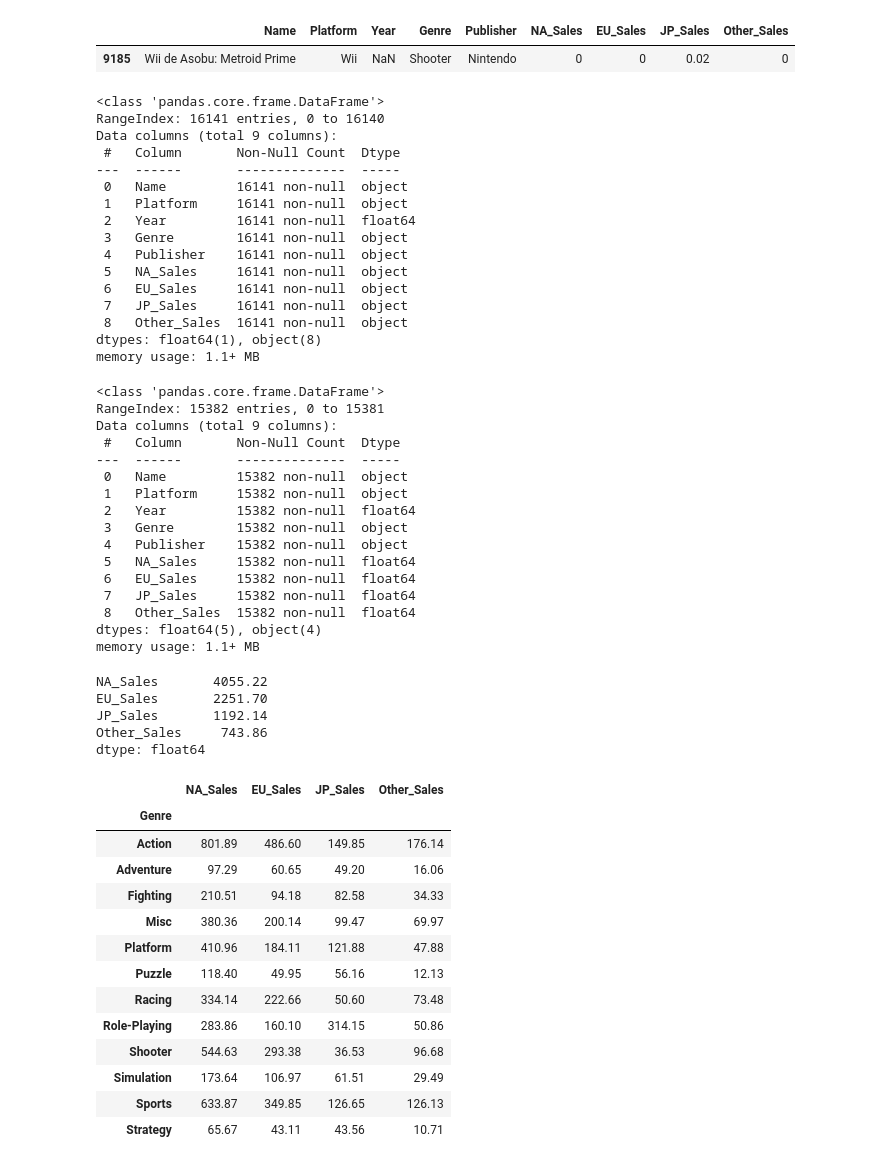
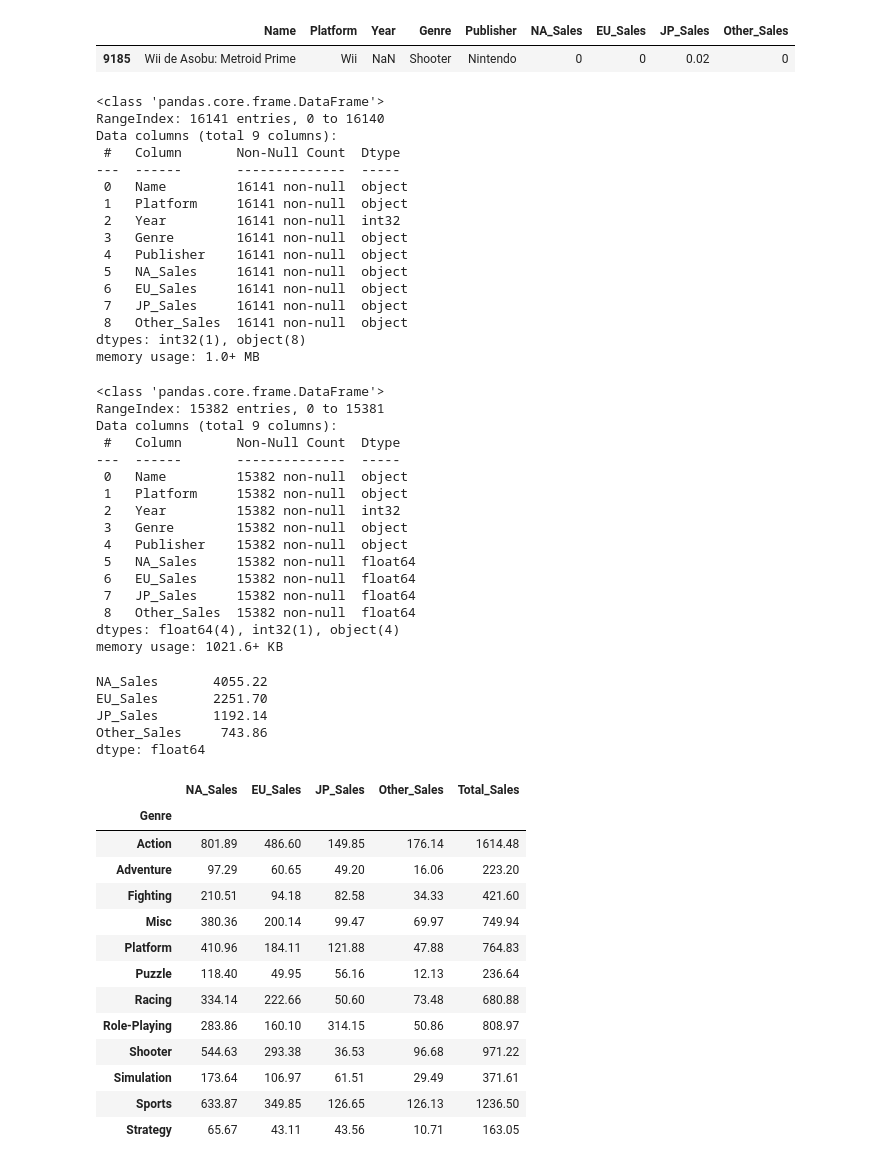
Before and after one commit to letssoar/CodeStatesProject, a Jupyter notebook: section1/colab_1.ipynb, the cells around one changed output. Saved outputs shown, nothing was run; the diff lists cells and outputs as text; code cells hidden in the pictures.

```diff
--- a/section1/colab_1.ipynb
+++ b/section1/colab_1.ipynb
@@ -89,7 +57,6 @@ df[df.duplicated()]
 |  | Name | Platform | Year | Genre | Publisher | NA_Sales | EU_Sales | JP_Sales | Other_Sales |
 | 9185 | Wii de Asobu: Metroid Prime | Wii | NaN | Shooter | Nintendo | 0 | 0 | 0.02 | 0 |
 # %%
-
 df1 = df.copy()
 
 # 데이터 제거.
@@ -100,6 +67,11 @@ df1.drop(del_con_byYear, inplace=True)
 #장르고,퍼블리셔고 일단 nan 이면 제거.
 df1.dropna(inplace=True)
 df1.reset_index(drop=True,inplace = True)
+
+
+#year int로 변환
+df1['Year'] = df1['Year'].astype(int)
+
 df1.info()
 # %% [output]
 <class 'pandas.core.frame.DataFrame'>
@@ -109,15 +81,15 @@ Data columns (total 9 columns):
 ---  ------       --------------  -----
  0   Name         16141 non-null  object
  1   Platform     16141 non-null  object
- 2   Year         16141 non-null  float64
+ 2   Year         16141 non-null  int32
  3   Genre        16141 non-null  object
  4   Publisher    16141 non-null  object
  5   NA_Sales     16141 non-null  object
  6   EU_Sales     16141 non-null  object
  7   JP_Sales     16141 non-null  object
  8   Other_Sales  16141 non-null  object
-dtypes: float64(1), object(8)
-memory usage: 1.1+ MB
+dtypes: int32(1), object(8)
+memory usage: 1.0+ MB
 # %%
 # 숫자만 들어있어야 할 컬럼에 M,K라는 스트링이 존재
 # 보통 100만을 M, 1000을 K로 대체해서 사용 함.
@@ -182,59 +154,55 @@ Data columns (total 9 columns):
 ---  ------       --------------  -----
  0   Name         15382 non-null  object
  1   Platform     15382 non-null  object
- 2   Year         15382 non-null  float64
+ 2   Year         15382 non-null  int32
  3   Genre        15382 non-null  object
  4   Publisher    15382 non-null  object
  5   NA_Sales     15382 non-null  float64
  6   EU_Sales     15382 non-null  float64
  7   JP_Sales     15382 non-null  float64
  8   Other_Sales  15382 non-null  float64
-dtypes: float64(5), object(4)
-memory usage: 1.1+ MB
+dtypes: float64(4), int32(1), object(4)
+memory usage: 1021.6+ KB
-# %%
-# na_sales M string이 붙은 feature를 찾는다.
-# split 하고 split 한 값[0]에 100만 을 곱해서
-# 다시 넣는다.
-
-df1[sales].sum()
-#df1['NA_Sales'].hist( )
-# %% [output]
-NA_Sales       4055.22
-EU_Sales       2251.70
-JP_Sales       1192.14
-Other_Sales     743.86
-dtype: float64
+# %%
+# 지역별 판매량...
+df1[sales].sum()
+# %% [output]
+NA_Sales       4055.22
+EU_Sales       2251.70
+JP_Sales       1192.14
+Other_Sales     743.86
+dtype: float64
 # %%
 #지역에 따라서 선호하는 게임 장르가 다를까?
 #선호하는 게임은 많이 팔린 게임이라고 가정.
 #지역별 많이 팔린 장르별 내림차순.
 
 # - [x]  지역으로 그룹화
 # - [x]  많이 팔린 게임 순 정렬
 # - [x]  어느지역에서 어떤 장르가 많이 팔렸는지 시각화
 
 
-# df1['Total_Sales'] = df1['NA_Sales'] + df1['EU_Sales'] + df1['JP_Sales'] + df1['Other_Sales']
+df1['Total_Sales'] = df1['NA_Sales'] + df1['EU_Sales'] + df1['JP_Sales'] + df1['Other_Sales']
 
-# salesAll =[x for x in sales]
-# salesAll.append('Total_Sales')
-# salesAll
+salesAll =[x for x in sales]
+salesAll.append('Total_Sales')
+salesAll
 
 
-df_Genre = df1.groupby('Genre')[sales].sum()
+df_Genre = df1.groupby('Genre')[salesAll].sum()
 df_Genre
 # %% [output]
-|  | NA_Sales | EU_Sales | JP_Sales | Other_Sales |
-| Genre |  |  |  |  |
-| Action | 801.89 | 486.60 | 149.85 | 176.14 |
-| Adventure | 97.29 | 60.65 | 49.20 | 16.06 |
-| Fighting | 210.51 | 94.18 | 82.58 | 34.33 |
-| Misc | 380.36 | 200.14 | 99.47 | 69.97 |
-| Platform | 410.96 | 184.11 | 121.88 | 47.88 |
-| Puzzle | 118.40 | 49.95 | 56.16 | 12.13 |
-| Racing | 334.14 | 222.66 | 50.60 | 73.48 |
-| Role-Playing | 283.86 | 160.10 | 314.15 | 50.86 |
-| Shooter | 544.63 | 293.38 | 36.53 | 96.68 |
-| Simulation | 173.64 | 106.97 | 61.51 | 29.49 |
-| Sports | 633.87 | 349.85 | 126.65 | 126.13 |
-| Strategy | 65.67 | 43.11 | 43.56 | 10.71 |
+|  | NA_Sales | EU_Sales | JP_Sales | Other_Sales | Total_Sales |
+| Genre |  |  |  |  |  |
+| Action | 801.89 | 486.60 | 149.85 | 176.14 | 1614.48 |
+| Adventure | 97.29 | 60.65 | 49.20 | 16.06 | 223.20 |
+| Fighting | 210.51 | 94.18 | 82.58 | 34.33 | 421.60 |
+| Misc | 380.36 | 200.14 | 99.47 | 69.97 | 749.94 |
+| Platform | 410.96 | 184.11 | 121.88 | 47.88 | 764.83 |
+| Puzzle | 118.40 | 49.95 | 56.16 | 12.13 | 236.64 |
+| Racing | 334.14 | 222.66 | 50.60 | 73.48 | 680.88 |
+| Role-Playing | 283.86 | 160.10 | 314.15 | 50.86 | 808.97 |
+| Shooter | 544.63 | 293.38 | 36.53 | 96.68 | 971.22 |
+| Simulation | 173.64 | 106.97 | 61.51 | 29.49 | 371.61 |
+| Sports | 633.87 | 349.85 | 126.65 | 126.13 | 1236.50 |
+| Strategy | 65.67 | 43.11 | 43.56 | 10.71 | 163.05 |
```
Also changed, not shown: parts of 19 cells of this notebook.
